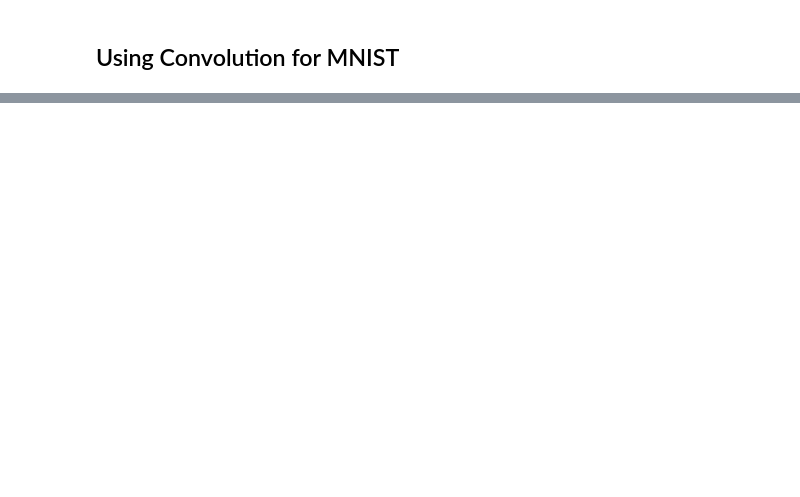
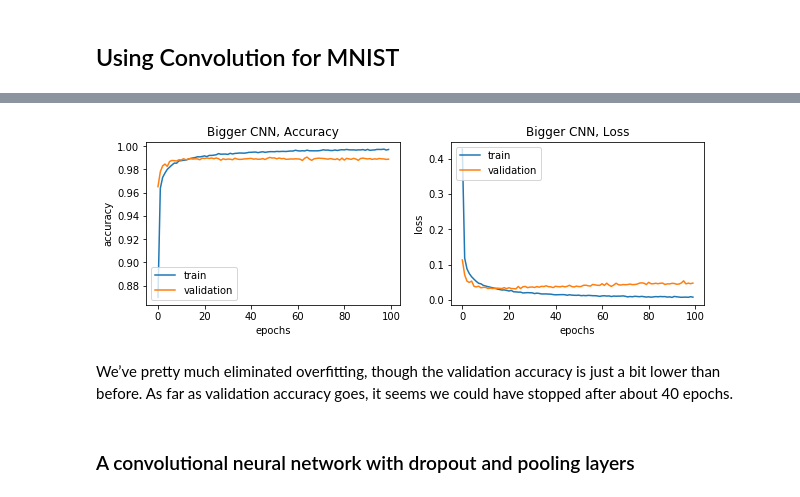
Before and after one commit to rahiakela/deep-learning--from-basics-to-practice, a Jupyter notebook: convolution_networks.ipynb, the cells around one changed output, grey strips where cells are left out. Drawn from its saved outputs; the diff is of its cells as text; code cells hidden in the pictures; blank space fills up the shorter version.

```diff
--- a/convolution_networks.ipynb
+++ b/convolution_networks.ipynb
@@ -278,0 +374,18 @@ one image.
+# %%
+def make_bigger_cnn_model():
+  model = Sequential()
+  model.add(Conv2D(16, (5, 5), activation='relu', padding='same', kernel_constraint=max_norm(3), input_shape=(image_height, image_width, 1)))
+  model.add(Dropout(0.2))
+  model.add(Conv2D(8, (3, 3), activation='relu', padding='same', kernel_constraint=max_norm(3)))
+  model.add(Dropout(0.2))
+  model.add(Conv2D(8, (3, 3), activation='relu', padding='same', kernel_constraint=max_norm(3)))
+  model.add(Dropout(0.2))
+  model.add(Flatten())
+  model.add(Dense(number_of_classes, activation='softmax'))
+
+  model.compile(loss='categorical_crossentropy', optimizer='adam', metrics=['accuracy'])
+
+  return model
+# %%
+bigger_cnn_model = make_bigger_cnn_model()
+bigger_cnn_history = bigger_cnn_model.fit(X_train, y_train, validation_data=(X_test, y_test), epochs=100, batch_size=256)
@@ -278,0 +410,10 @@ one image.
+# %%
+plot_accuracy_and_loss(bigger_cnn_history, 'Bigger CNN')
+# %% [output]
+[figure, added]
+# %% [markdown]
+We’ve pretty much eliminated overfitting, though the validation accuracy
+is just a bit lower than before. As far as validation accuracy goes,
+it seems we could have stopped after about 40 epochs.
+# %% [markdown]
+### A convolutional neural network with dropout and pooling layers
```
Also changed, not shown: parts of 20 cells of this notebook.
